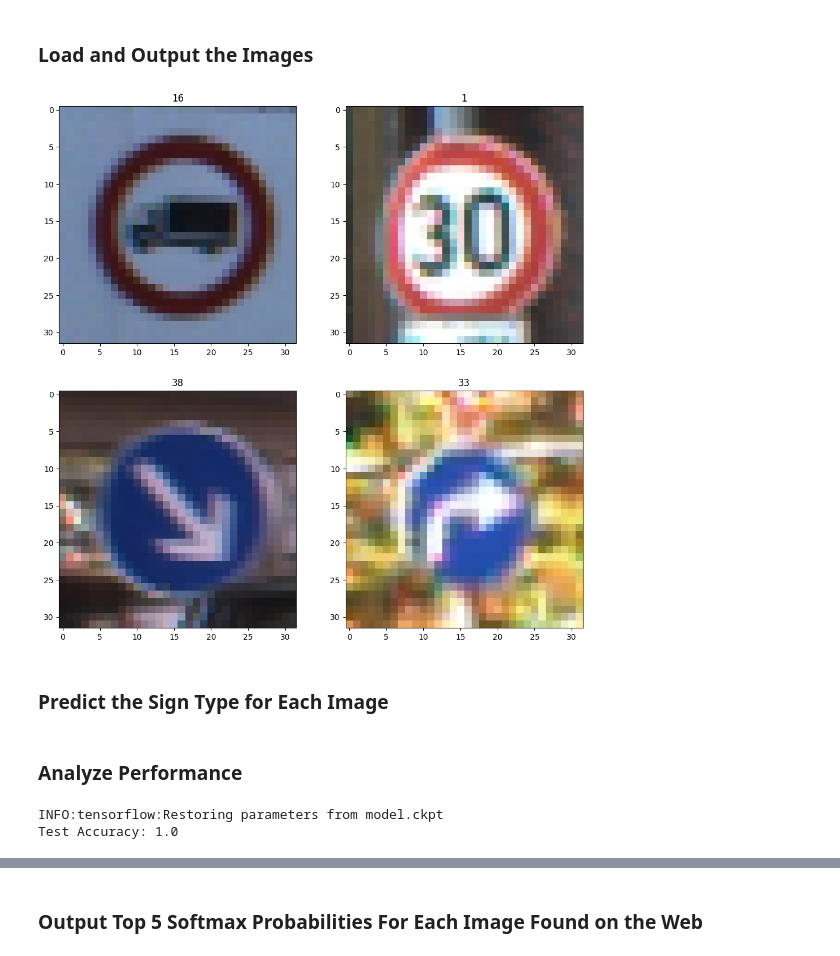
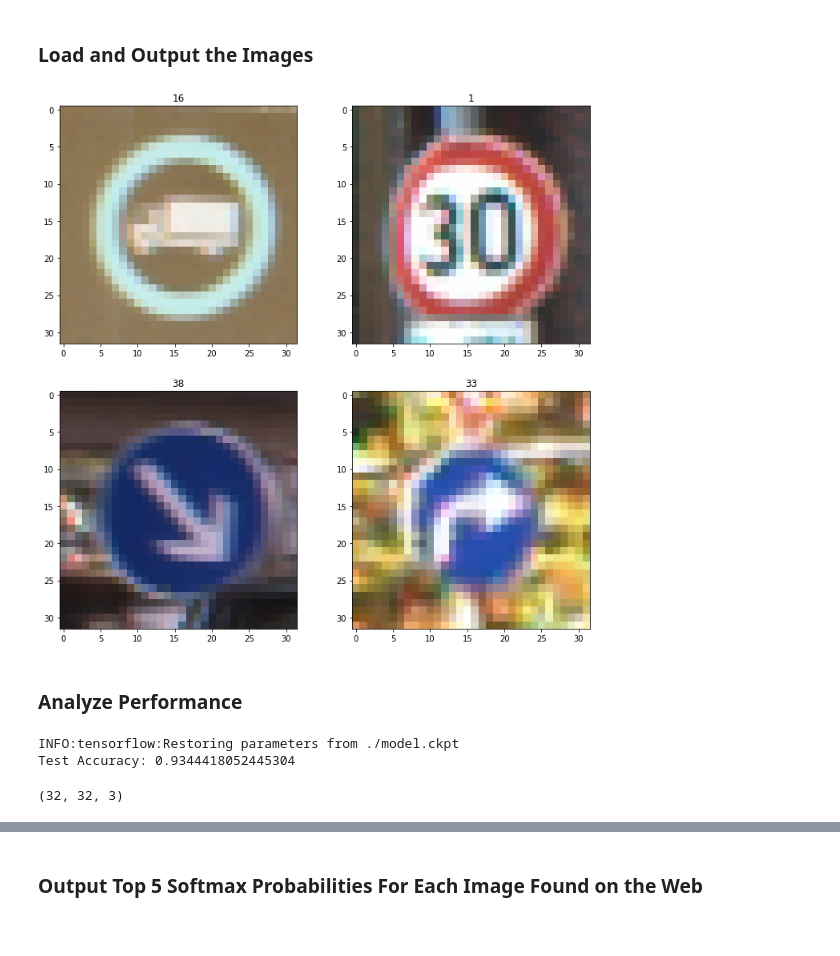
Before and after one commit to yacin-hamdi/udacity_nd_self_driving_car, a Jupyter notebook: CarND-Traffic-Sign-Classifier-Project/Traffic_Sign_Classifier.ipynb, the cells around one changed output, grey strips where cells are left out. Saved outputs shown, nothing was run; the diff lists cells and outputs as text; code cells hidden in the pictures.

```diff
--- a/CarND-Traffic-Sign-Classifier-Project/Traffic_Sign_Classifier.ipynb
+++ b/CarND-Traffic-Sign-Classifier-Project/Traffic_Sign_Classifier.ipynb
@@ -149,9 +141,17 @@ Use the code cell (or multiple code cells, if necessary) to implement the first
 ### Preprocess the data here. It is required to normalize the data. Other preprocessing steps could include
 ### converting to grayscale, etc.
 ### Feel free to use as many code cells as needed.
+from sklearn.utils import shuffle
+
+X_train, y_train = shuffle(X_train, y_train)
 
 def normalize_image(data_image):
-    return (data_image - 128.0) / 128.0
+    # return (data_image - 128.0) / 128.0
+    a = -0.5
+    b = 0.5
+    x_min = np.min(data_image)
+    x_max = np.max(data_image)
+    return a + ((data_image-x_min)*(b-a)/(x_max - x_min))
 
 X_train = normalize_image(X_train).astype(np.float32)
 X_test = normalize_image(X_test).astype(np.float32)
@@ -321,17 +333,15 @@ You may find `signnames.csv` useful as it contains mappings from the class id (i
 # %%
 ### Load the images and plot them here.
 ### Feel free to use as many code cells as needed.
 f, arrax = plt.subplots(2,2, figsize=(12,12))
-arrax[0,0].imshow(X_test[0])
+arrax[0,0].imshow(X_test[0]*128.0 + 128.0)
 arrax[0,0].set_title(y_test[0])
-arrax[0,1].imshow(X_test[1])
+arrax[0,1].imshow(X_test[1]/255.0*128.0 + 128.0)
 arrax[0,1].set_title(y_test[1])
-arrax[1,0].imshow(X_test[2])
+arrax[1,0].imshow(X_test[2]/255.0*128.0 + 128.0)
 arrax[1,0].set_title(y_test[2])
-arrax[1,1].imshow(X_test[3])
+arrax[1,1].imshow(X_test[3]/255.0*128.0 + 128.0)
 arrax[1,1].set_title(y_test[3])
 plt.show()
 # %% [output]
-[figure, old version]
+[figure, new version]
-# %% [markdown]
-### Predict the Sign Type for Each Image
@@ -346,9 +352,13 @@ plt.show()
 ### For example, if the model predicted 1 out of 5 signs correctly, it's 20% accurate on these new images.
 with tf.Session() as sess:
     saver.restore(sess, save_file)
-    test_accuracy = evaluate(X_test[:10], y_test_hot[:10])
+    test_accuracy = evaluate(X_test, y_test_hot)
 
 print('Test Accuracy: {}'.format(test_accuracy))
 # %% [output]
-INFO:tensorflow:Restoring parameters from model.ckpt
-Test Accuracy: 1.0
+INFO:tensorflow:Restoring parameters from ./model.ckpt
+Test Accuracy: 0.9344418052445304
+# %%
+X_test[0].shape
+# %% [output]
+(32, 32, 3)
```
Also changed, not shown: parts of 11 cells of this notebook.
